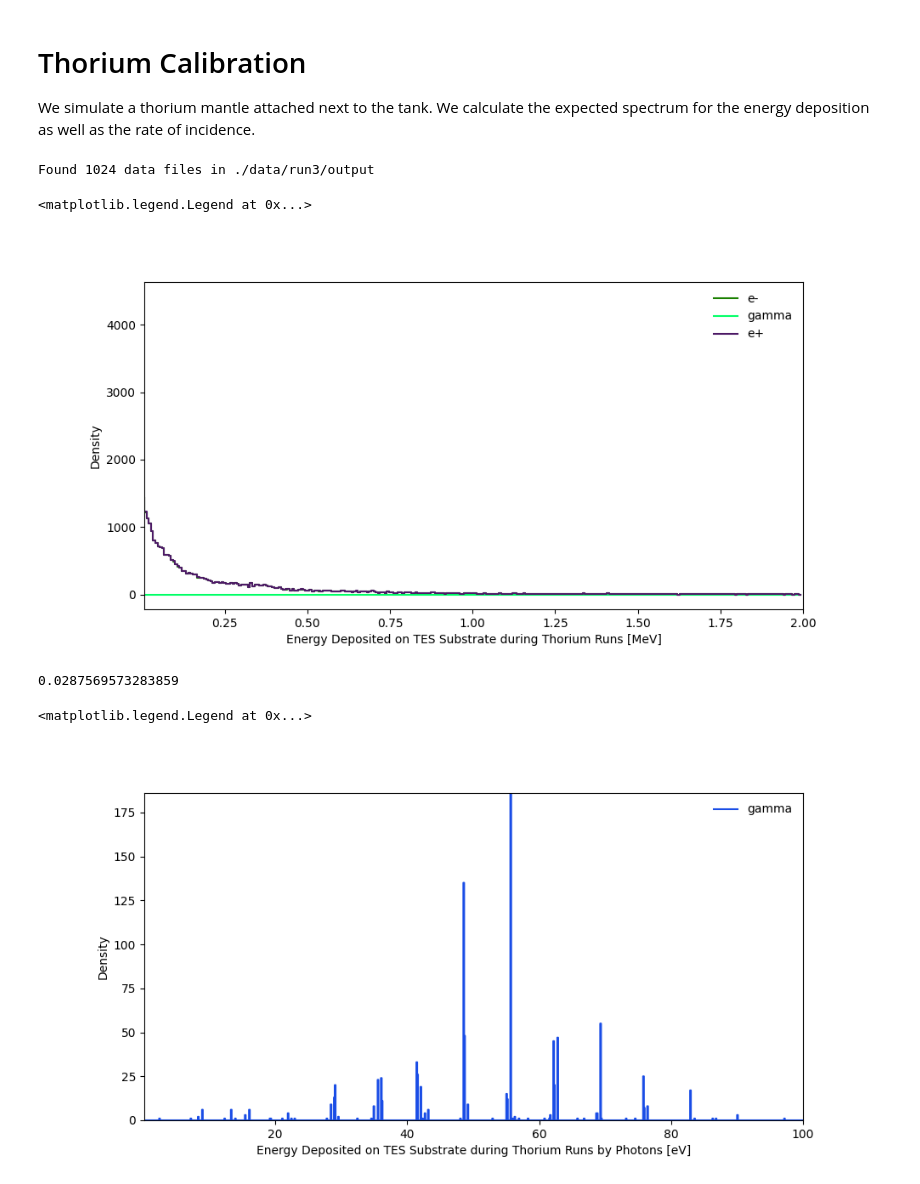
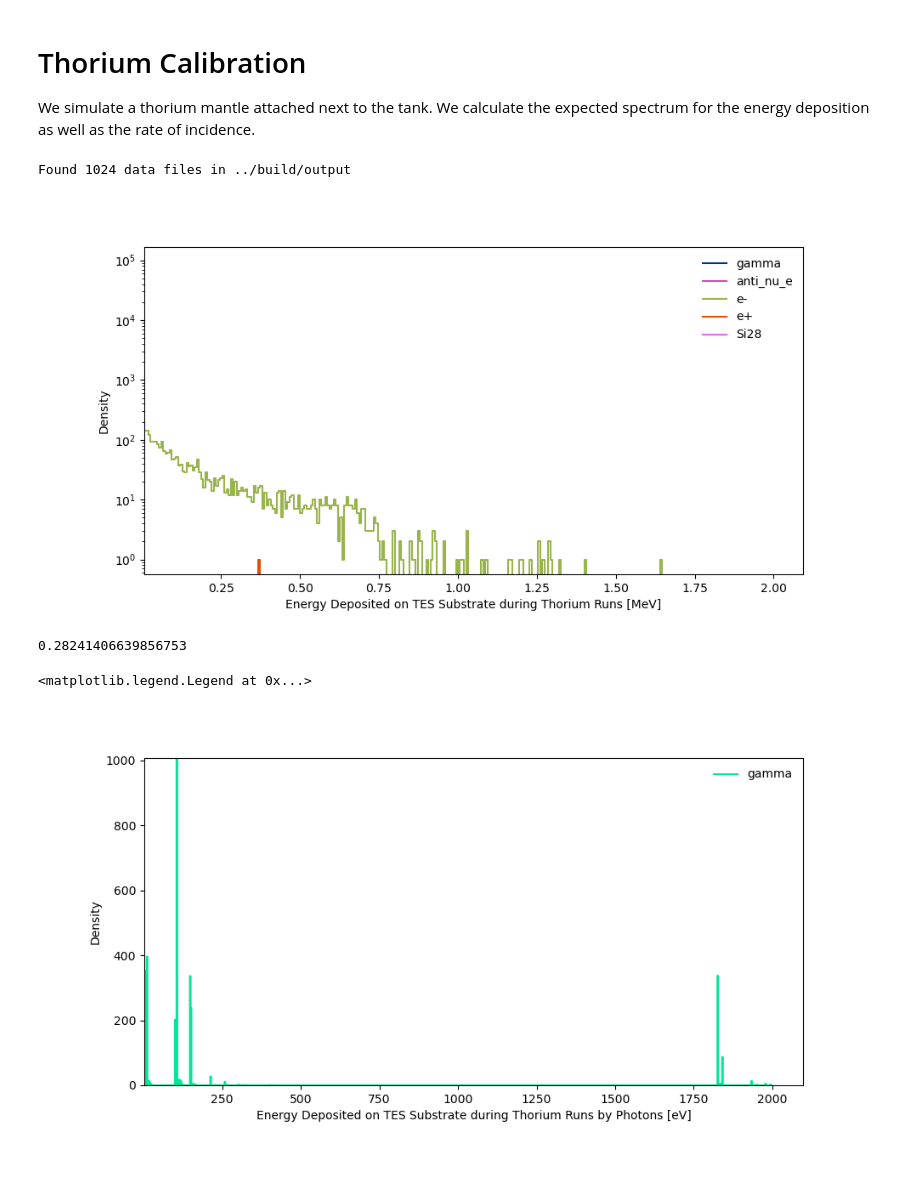
Before and after one commit to nyuad-astroparticle/tes-geant, a Jupyter notebook: analysis/thorium-calibration.ipynb, the cells around one changed output. Drawn from its saved outputs; the diff is of its cells as text; code cells hidden in the pictures.

```diff
--- a/analysis/thorium-calibration.ipynb
+++ b/analysis/thorium-calibration.ipynb
@@ -18,10 +18,11 @@ from tqdm.notebook import tqdm
 
 # Parameters
 run                     = 'run3'
-header                  = ['EventID','TrackID','Particle','EnergyDeposited','XPosition','YPosition','ZPosition','LocalTime','Volume']
+header                  = ['EventID','TrackID','Particle','EnergyDeposited','XPosition','YPosition','ZPosition','LocalTime','Volume', 'Initial Energy']
 
 # Find the files
-foldername  = f'./data/{run}/output'
+foldername  = f'../build/output'
+os.system(f'rm -rf ../build/output/.ipynb_checkpoints')
 filenames   = os.listdir(foldername)
 
 print(f'Found {len(filenames)} data files in {foldername}')
@@ -34,11 +35,11 @@ loadFiles = parallel(loadFile)
 if __name__ == '__main__':
     files = loadFiles(filenames)
 # %% [output]
-Found 1024 data files in ./data/run3/output
+Found 1024 data files in ../build/output
 # %%
 # Function to extract the energy deposited per track
 def getEnergy(data):
-    return data.groupby(['EventID','TrackID','Particle'])['EnergyDeposited'].sum().reset_index()
+    return data.groupby(['EventID','TrackID','Particle'])[['EnergyDeposited', 'Initial Energy']].sum().reset_index()
 
 getEnergies = concat(parallel(getEnergy))
 
@@ -48,7 +49,7 @@ getEnergies = concat(parallel(getEnergy))
 energy = getEnergies(files)
 
 # Split into the energy per particle
-particleEnergies = {particle:energy.loc[energy.Particle.str.contains(particle)] for particle in energy.Particle.unique()}
+particleEnergies = {particle:energy.loc[energy.Particle == particle] for particle in energy.Particle.unique()}
 # %%
 # Plot a histogram
 fig = plt.figure(figsize=(10,5))
@@ -61,40 +62,39 @@ stackedHist = np.array([np.histogram(particleEnergies[particle].EnergyDeposited,
 color       = np.round(np.random.rand(len(stackedHist),3),1)
 [ax.step(BINS[:-1],hist,label=particle,color=c) for hist,particle,c in zip(stackedHist,particleEnergies,color)]
 
-ax.set_xlim(BINS[1],2)
+ax.set_xlim(BINS[1],None)
 # ax.set_ylim(0,np.max(,axis=0))
 ax.set_xlabel('Energy Deposited on TES Substrate during Thorium Runs [MeV]')
 ax.set_ylabel('Density')
 ax.legend(frameon=False)
-# ax.set_yscale('log')
+ax.set_yscale('log')
 # ax.set_xscale('log')
 # %% [output]
-<matplotlib.legend.Legend at 0x...>
-[figure, old version]
+[figure, new version]
 # %%
 len(particleEnergies['gamma'].EnergyDeposited) /len(energy)
 # %% [output]
-0.0287569573283859
+0.28241406639856753
 # %%
 # Plot a histogram
 fig = plt.figure(figsize=(10,5))
 ax  = fig.add_subplot(111)
 
 NBINS       = 800
-LIMS        = (0,0.0001)
+LIMS        = (0,0.002)
 BINS        = np.linspace(*LIMS,NBINS+1)
 PARTICLE    = 'gamma'
 stackedHist = np.histogram(particleEnergies[PARTICLE].EnergyDeposited,bins=BINS)[0]
 color       = np.round(np.random.rand(len(stackedHist),3),1)
 ax.step(BINS[:-1]*1e6,stackedHist,label=PARTICLE,color=color[0])
 
-ax.set_xlim(BINS[1]*1e6,BINS[-1]*1e6)
+ax.set_xlim(BINS[1]*1e6,None)
 ax.set_ylim(0,np.max(stackedHist[1:]))
 ax.set_xlabel('Energy Deposited on TES Substrate during Thorium Runs by Photons [eV]')
 ax.set_ylabel('Density')
 ax.legend(frameon=False)
 # ax.set_yscale('log')
 # ax.set_xscale('log')
 # %% [output]
 <matplotlib.legend.Legend at 0x...>
-[figure, old version]
+[figure, new version]
```
Also changed, not shown: parts of 7 cells of this notebook.
